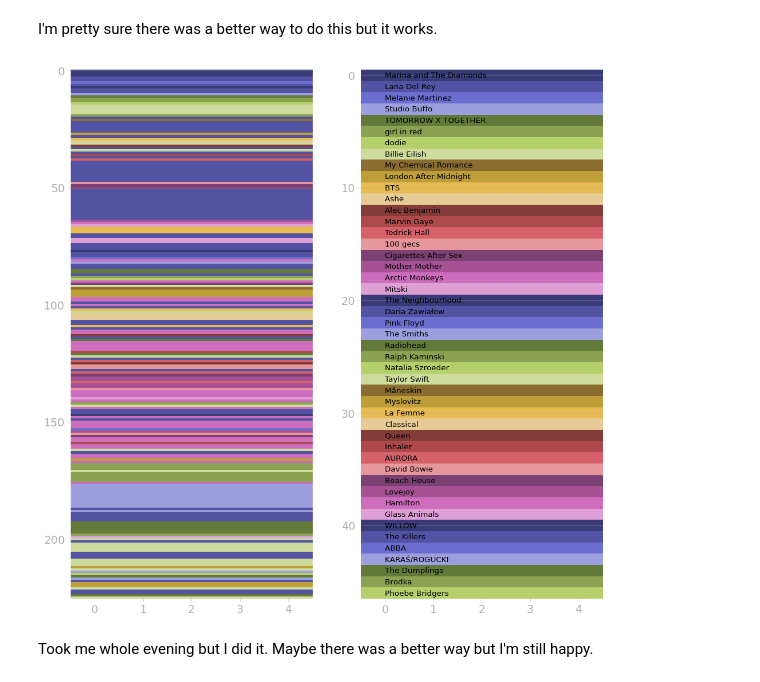
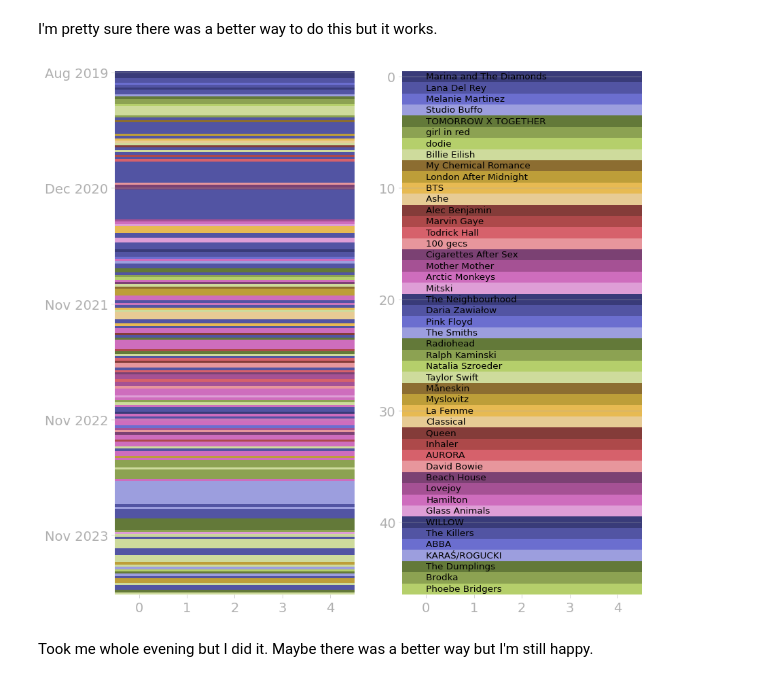
Before and after one commit to nkwiecienn/Apple-Music-with-Python, a Jupyter notebook: AppleMusic/AppleMusic.ipynb, the cells around one changed output. Drawn from its saved outputs; the diff is of its cells as text; code cells hidden in the pictures.

Commit message:
added yticks

```diff
--- a/AppleMusic/AppleMusic.ipynb
+++ b/AppleMusic/AppleMusic.ipynb
@@ -243,30 +243,33 @@ I'm pretty sure there was a better way to do this but it works.
 # %%
 artist_np = np.ndarray(shape=(fav_artist_in_week['Week Number'].count(), 5, 3), dtype=float)
 
 for i, week in enumerate(fav_artist_in_week.to_numpy()):
     for j in range(5):
         artist_np[i][j] = colors_dict.get(week[3])
 
 artist_ID = fav_artist_in_week[['Artist ID', 'Artist']].drop_duplicates()
 artist_ID.set_index('Artist ID')
 
 artist_legend = np.ndarray(shape=(colors_list.count(), 5, 3), dtype=float)
 
 for i, artist in enumerate(artist_ID.to_numpy()):
     for j in range(5):
         artist_legend[i][j] = colors_dict.get(artist[0])
 
-fig, (ax1, ax2) = plt.subplots(1,2, figsize=(12,12))
+fig, (ax1, ax2) = plt.subplots(1,2, figsize=(10,10), sharex=True)
 
 ax1.imshow(artist_np, aspect='auto')
+
 ax2.imshow(artist_legend, aspect='auto')
+
+ax1.set_yticks([0, 50, 100, 150, 200], ['Aug 2019', 'Dec 2020', 'Nov 2021', 'Nov 2022', 'Nov 2023'])
 
 for i, artist in enumerate(artist_ID.to_numpy()):
     ax2.text(0, i+0.2, str(artist[1]), fontsize='x-small', color='black')
 
-plt.savefig('Fav artists in weeks chart')
+plt.savefig("Fav artists in weeks chart")
 # %% [output]
-[figure, old version]
+[figure, new version]
 # %% [markdown]
 Took me whole evening but I did it. Maybe there was a better way but I'm still happy.
 # %% [markdown]
```
Also changed, not shown: parts of 1 cell of this notebook.
